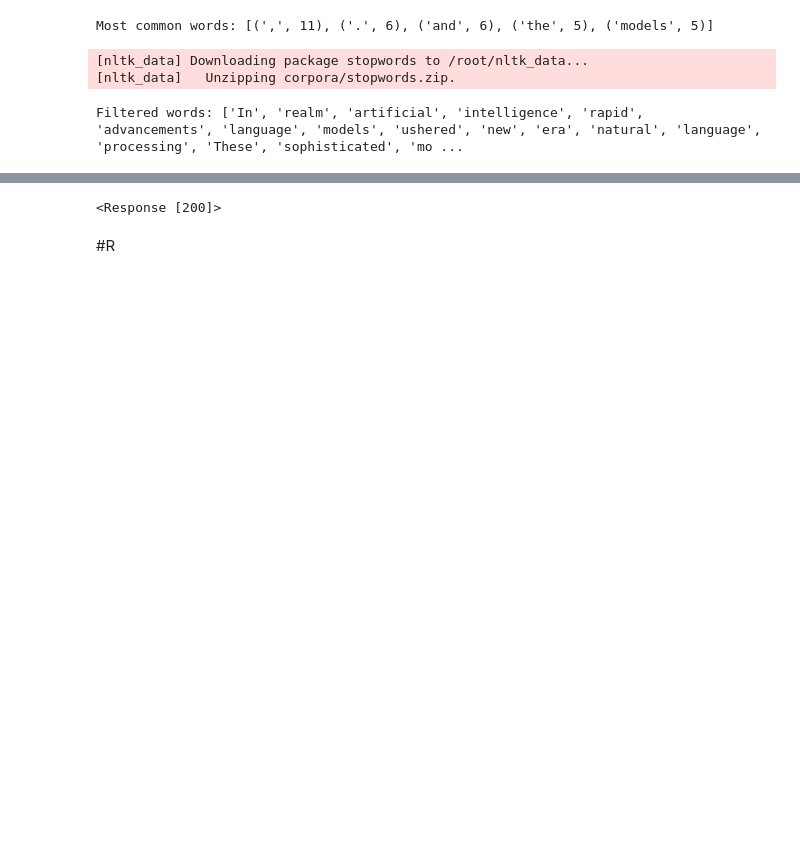
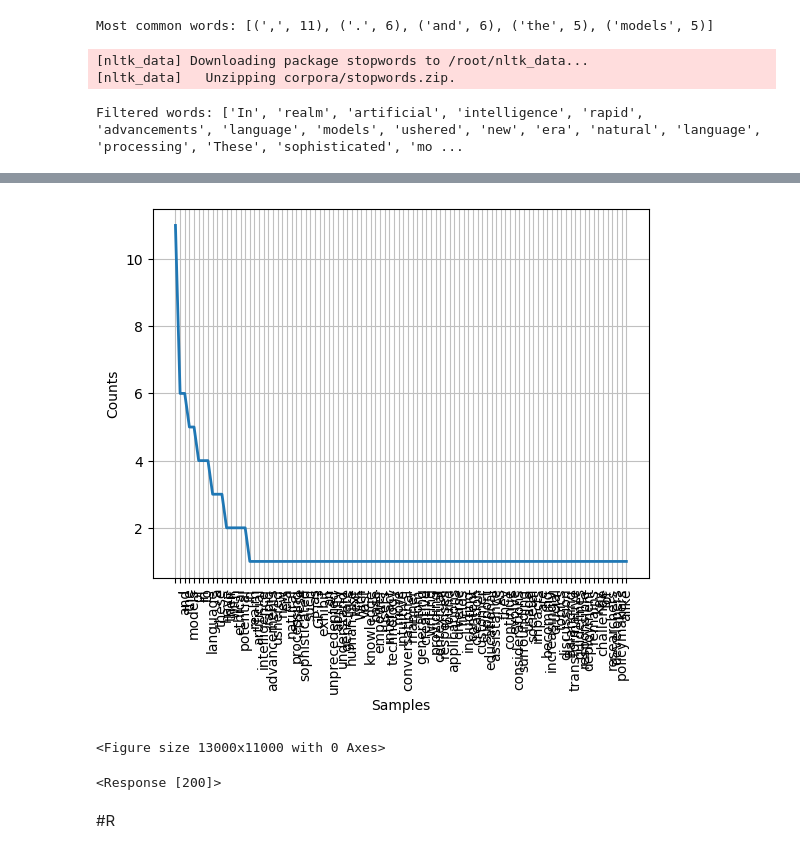
Before and after one commit to RashmitVartak/DAV, a Jupyter notebook: DAV_Exp7_63.ipynb, the cells around one changed output, grey strips where cells are left out. Drawn from its saved outputs; the diff is of its cells as text; code cells hidden in the pictures; blank space fills up the shorter version.

```diff
--- a/DAV_Exp7_63.ipynb
+++ b/DAV_Exp7_63.ipynb
@@ -143,3 +142,15 @@ Part-of-speech tags: [('In', 'IN'), ('realm', 'JJ'), ('artificial', 'JJ'), ('int
+# %%
+
+from nltk.probability import FreqDist
+import matplotlib.pyplot as plt
+
+fdist = FreqDist(words)
+fdist.plot()
+plt.figure(figsize=(130, 110))
+plt.show()
+# %% [output]
+[figure, added]
+<Figure size 13000x11000 with 0 Axes>
 # %%
 # pip install requests
 import requests
```
Also changed, not shown: parts of 9 cells of this notebook.
